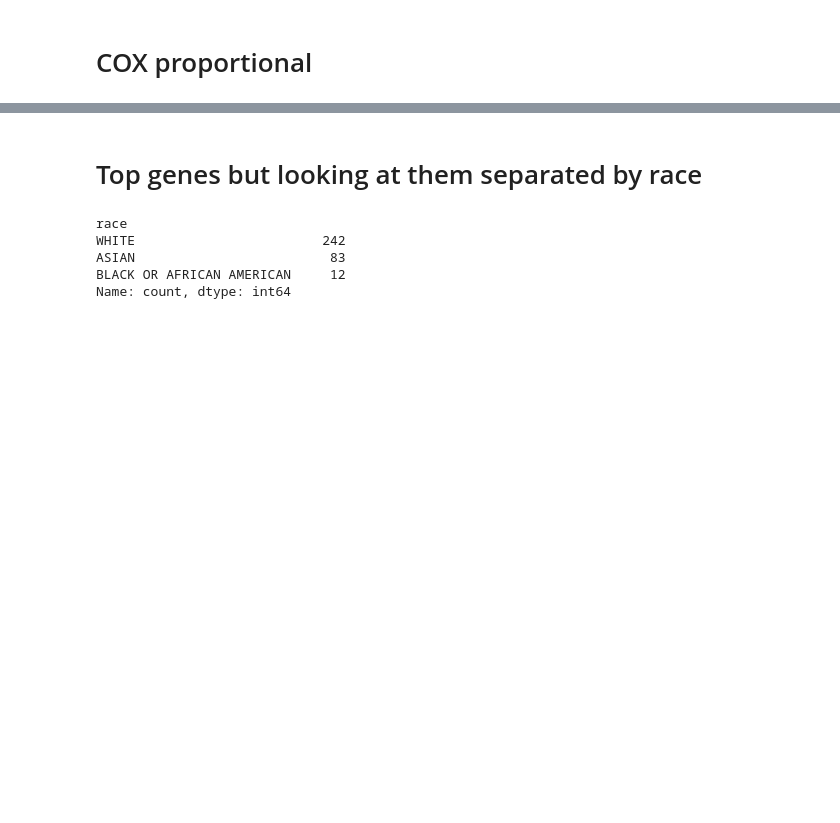
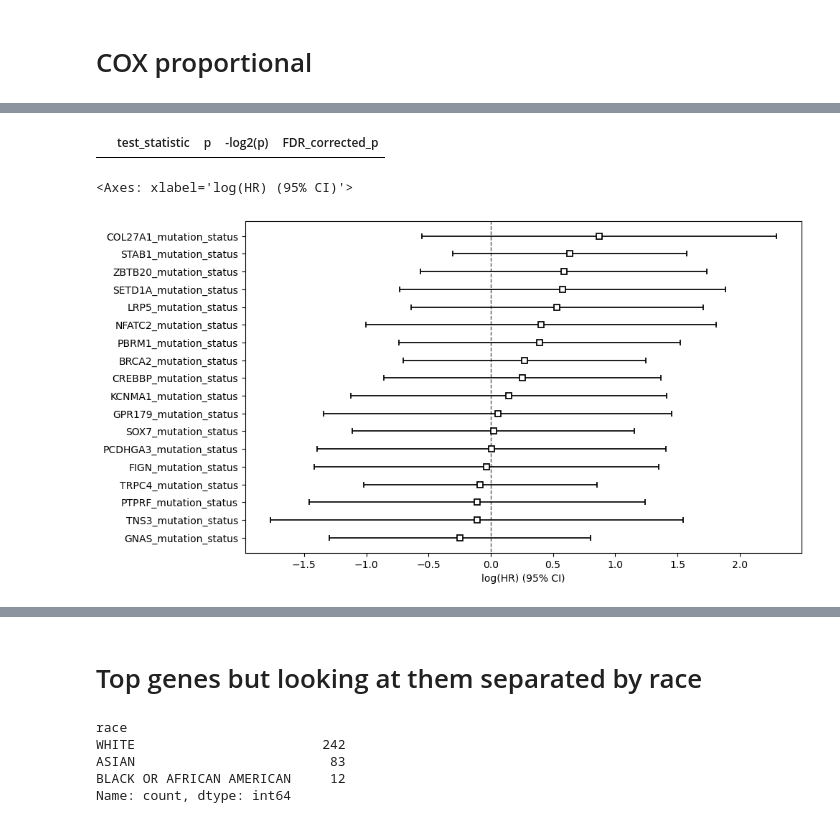
Before and after one commit to anl078/ECE204Repo, a Jupyter notebook: project4/project 4_Shuhao.ipynb, the cells around one changed output, grey strips where cells are left out. Saved outputs shown, nothing was run; the diff lists cells and outputs as text; code cells hidden in the pictures; blank space fills up the shorter version.

```diff
--- a/project4/project 4_Shuhao.ipynb
+++ b/project4/project 4_Shuhao.ipynb
@@ -497,0 +448,34 @@ cph.plot_partial_effects_on_outcome(covariates = 'age_at_initial_pathologic_diag
+# %%
+top = 1000
+top_genes = (
+    somatic_mut['Hugo_Symbol']
+    .value_counts()
+    .nlargest(top)
+    .index
+    .tolist()
+)
+
+mutation_matrix = (
+    somatic_mut[somatic_mut['Hugo_Symbol'].isin(top_genes)]
+    .drop_duplicates(subset=['patient_id', 'Hugo_Symbol'])  # 1 if mutated
+    .assign(value=1)
+    .pivot(index='patient_id', columns='Hugo_Symbol', values='value')
+    .fillna(0)
+    .astype(int)
+)
+
+mutation_matrix.columns = [f"{col}_mutation_status" for col in mutation_matrix.columns]
+
+column_to_use = [f"{gene}_mutation_status" for gene in top_genes] + ["DSS", "DSS.time"]
+
+patient_meta_low = patient_meta_low.set_index('patient_id')
+patient_meta_high = patient_meta_high.set_index('patient_id')
+
+annotated_patient_meta_low = patient_meta_low.join(mutation_matrix, how='left').fillna(0)
+annotated_patient_meta_high = patient_meta_high.join(mutation_matrix, how='left').fillna(0)
+
+low_selected = annotated_patient_meta_low[column_to_use]
+high_selected = annotated_patient_meta_high[column_to_use]
+# %%
+cph_low, low_mut_results = cox_hazard_test(low_selected, "DSS.time", "DSS")
+cph_high, high_mut_results = cox_hazard_test(high_selected, "DSS.time", "DSS")
@@ -497,0 +507,17 @@ cph.plot_partial_effects_on_outcome(covariates = 'age_at_initial_pathologic_diag
+# %%
+high_mut_results[high_mut_results.FDR_corrected_p < 0.05]
+# %% [output]
+|  | test_statistic | p | -log2(p) | FDR_corrected_p |
+# %%
+potential_gene_list_low = [gene.split("_mutation_status")[0] for gene in low_mut_results[low_mut_results.FDR_corrected_p < 0.05].index]
+# potential_gene_list_high =
+# %%
+patient_meta_low = patient_meta[patient_meta.patient_id.isin(low_mut.patient_id)]
+annotated_somatic_mut, annotated_patient_meta_low = annotate_genes(somatic_mut, patient_meta_low, potential_gene_list_low)
+cph_low, low_mut_results = cox_hazard_test(annotated_patient_meta_low, "DSS.time", "DSS")
+# %%
+plt.subplots(figsize = (10, 6))
+cph_low.plot()
+# %% [output]
+<Axes: xlabel='log(HR) (95% CI)'>
+[figure, added]
```
Also changed, not shown: parts of 38 cells of this notebook, 2 other files.
